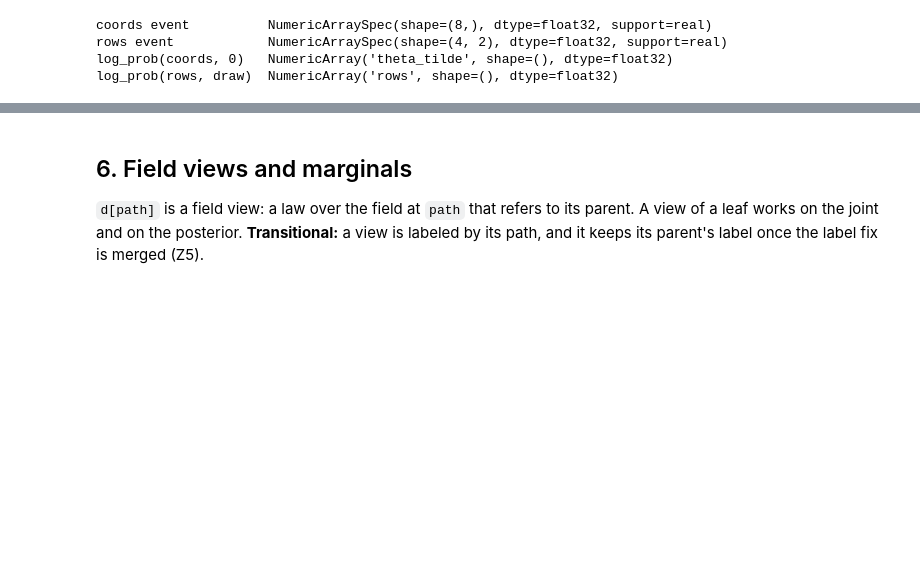
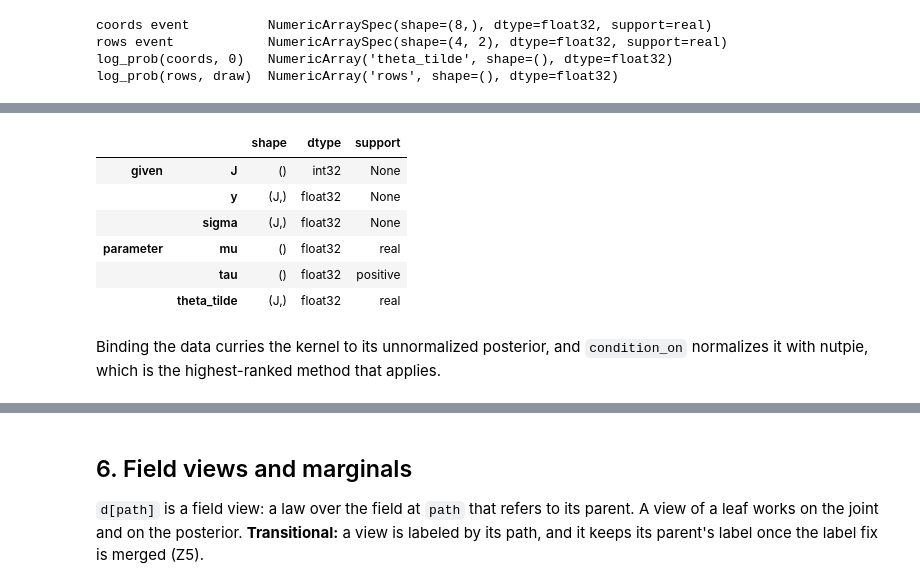
Before and after one commit to TARPS-group/prob-pipe, a Jupyter notebook: docs/tutorials/overhaul_tour.ipynb, the cells around one changed output, grey strips where cells are left out. Saved outputs shown, nothing was run; the diff lists cells and outputs as text; code cells hidden in the pictures; blank space fills up the shorter version.

```diff
--- a/docs/tutorials/overhaul_tour.ipynb
+++ b/docs/tutorials/overhaul_tour.ipynb
@@ -919,0 +575,35 @@ result: OutputSpec(condition_on=None)
+# %%
+STAN_PROGRAM = """
+data {
+  int<lower=1> J;
+  vector[J] y;
+  vector<lower=0>[J] sigma;
+}
+parameters {
+  real mu;
+  real<lower=0> tau;
+  vector[J] theta_tilde;
+}
+model {
+  mu ~ normal(0, 5);
+  tau ~ cauchy(0, 5);
+  theta_tilde ~ normal(0, 1);
+  y ~ normal(mu + tau * theta_tilde, sigma);
+}
+"""
+stan_file = Path(tempfile.mkdtemp()) / "eight_schools.stan"
+stan_file.write_text(STAN_PROGRAM)
+stan_model = StanModel("eight_schools", str(stan_file))
+stan_data = {"J": J, "y": np.asarray(y_obs), "sigma": np.asarray(sigma)}
+pd.concat({"given": spec_table(stan_model.given_spec),
+           "parameter": spec_table(stan_model.event_spec.spec)})
+# %% [output]
+|  |  | shape | dtype | support |
+| given | J | () | int32 | None |
+|  | y | (J,) | float32 | None |
+|  | sigma | (J,) | float32 | None |
+| parameter | mu | () | float32 | real |
+|  | tau | () | float32 | positive |
+|  | theta_tilde | (J,) | float32 | real |
+# %% [markdown]
+Binding the data curries the kernel to its unnormalized posterior, and `condition_on` normalizes it with nutpie, which is the highest-ranked method that applies.
```
Also changed, not shown: parts of 110 cells of this notebook.
